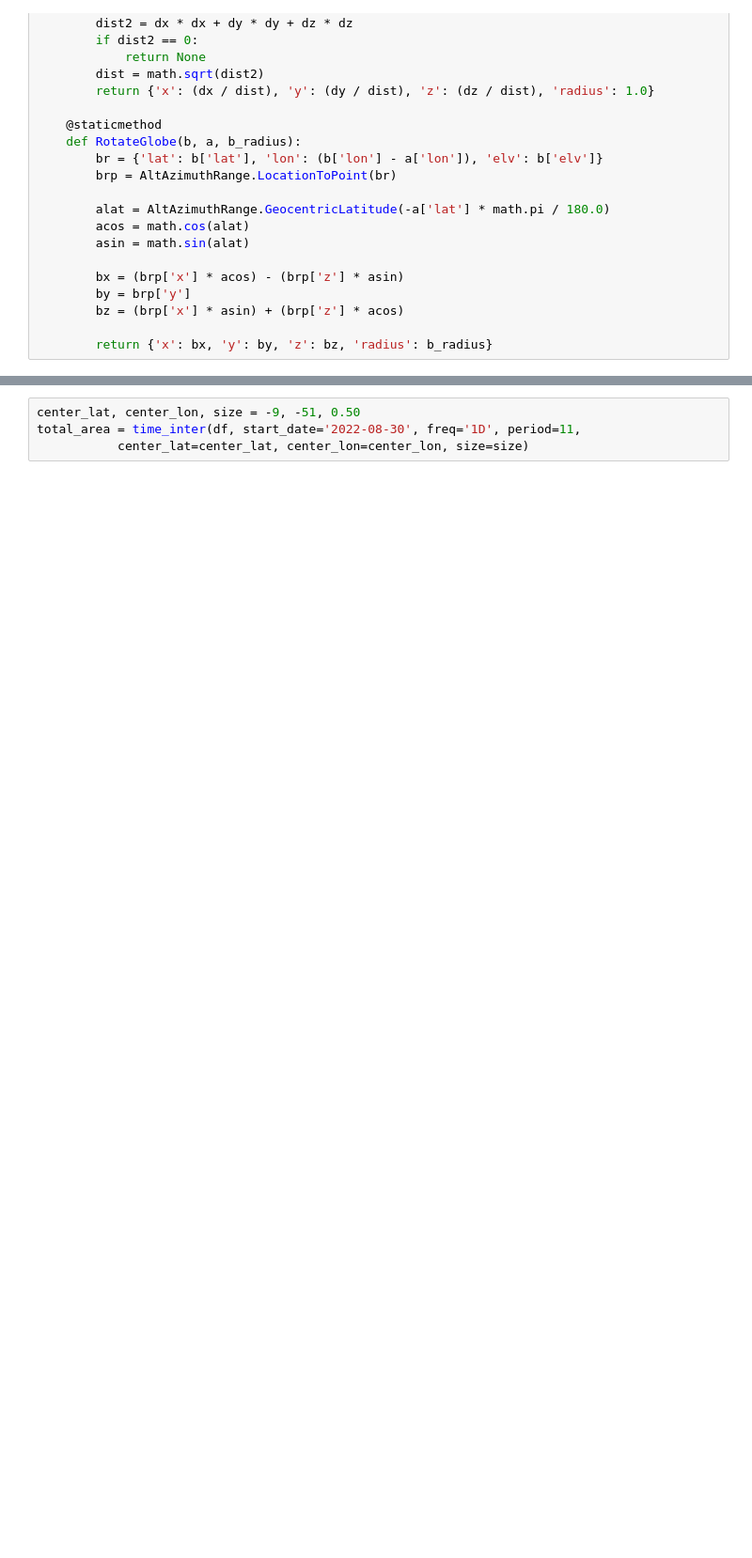
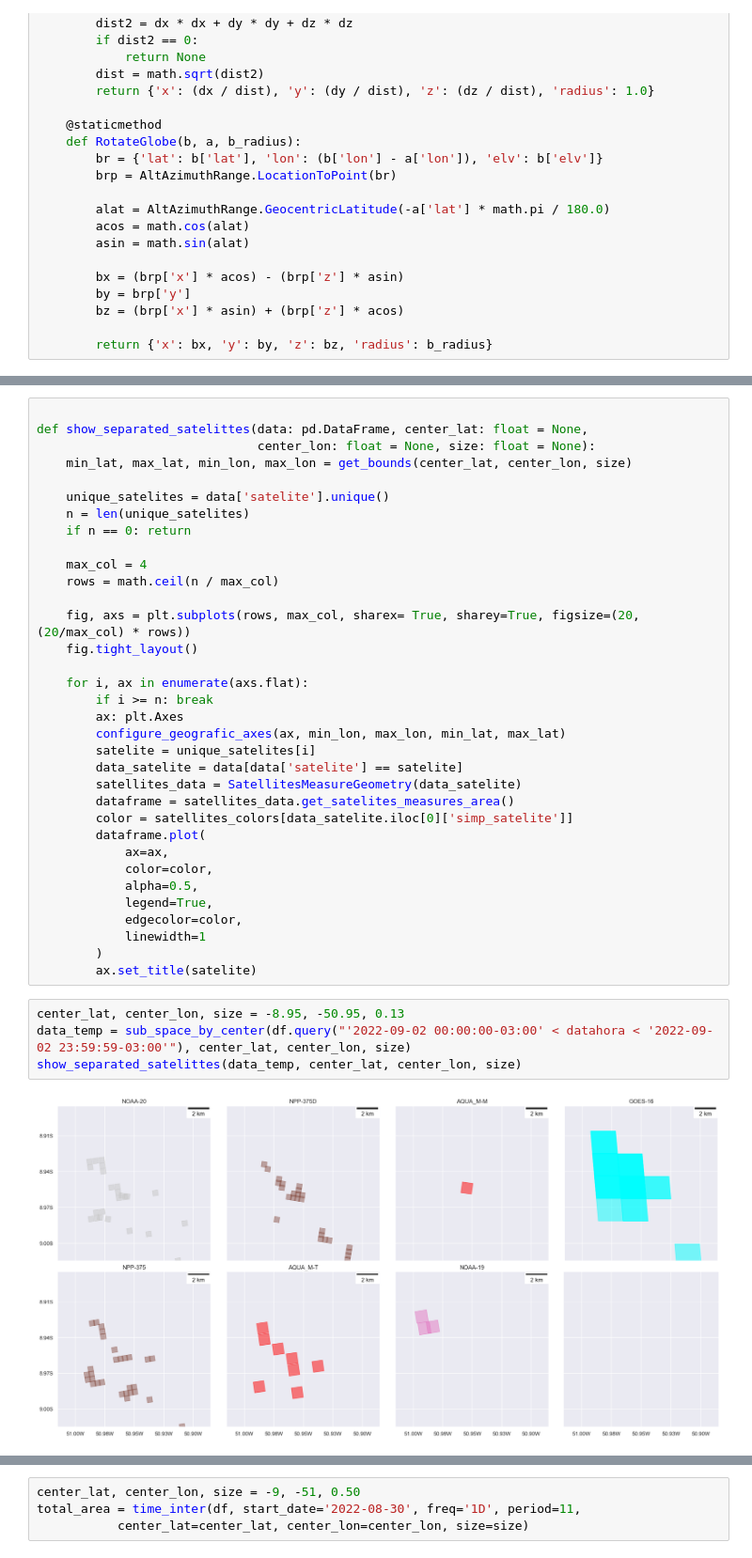
Before and after one commit to josebraz/INPE-Queimadas, a Jupyter notebook: Queimadas.ipynb, the cells around one changed output, grey strips where cells are left out. Shown at 94% size. Cells and saved outputs as stored; diff of their text form; blank space fills up the shorter version.

```diff
--- a/Queimadas.ipynb
+++ b/Queimadas.ipynb
@@ -591,2 +684,42 @@ class SatellitesMeasureGeometry:
         points[['name', 'inclination', 'satellite_lon', 'satellite_lat', 'satellite_alt']] = data_temp
         return points.apply(lambda d: SatellitesMeasureGeometry._get_square(*d.values), axis=1)
+# %%
+
+def show_separated_satelittes(data: pd.DataFrame, center_lat: float = None,
+                              center_lon: float = None, size: float = None):
+    min_lat, max_lat, min_lon, max_lon = get_bounds(center_lat, center_lon, size)
+
+    unique_satelites = data['satelite'].unique()
+    n = len(unique_satelites)
+    if n == 0: return
+
+    max_col = 4
+    rows = math.ceil(n / max_col)
+
+    fig, axs = plt.subplots(rows, max_col, sharex= True, sharey=True, figsize=(20, (20/max_col) * rows))
+    fig.tight_layout()
+
+    for i, ax in enumerate(axs.flat):
+        if i >= n: break
+        ax: plt.Axes
+        configure_geografic_axes(ax, min_lon, max_lon, min_lat, max_lat)
+        satelite = unique_satelites[i]
+        data_satelite = data[data['satelite'] == satelite]
+        satellites_data = SatellitesMeasureGeometry(data_satelite)
+        dataframe = satellites_data.get_satelites_measures_area()
+        color = satellites_colors[data_satelite.iloc[0]['simp_satelite']]
+        dataframe.plot(
+            ax=ax,
+            color=color,
+            alpha=0.5,
+            legend=True,
+            edgecolor=color,
+            linewidth=1
+        )
+        ax.set_title(satelite)
+# %%
+center_lat, center_lon, size = -8.95, -50.95, 0.13
+data_temp = sub_space_by_center(df.query("'2022-09-02 00:00:00-03:00' < datahora < '2022-09-02 23:59:59-03:00'"), center_lat, center_lon, size)
+show_separated_satelittes(data_temp, center_lat, center_lon, size)
+# %% [output]
+[figure, added]
```
Also changed, not shown: parts of 12 cells of this notebook, 3 other files.
